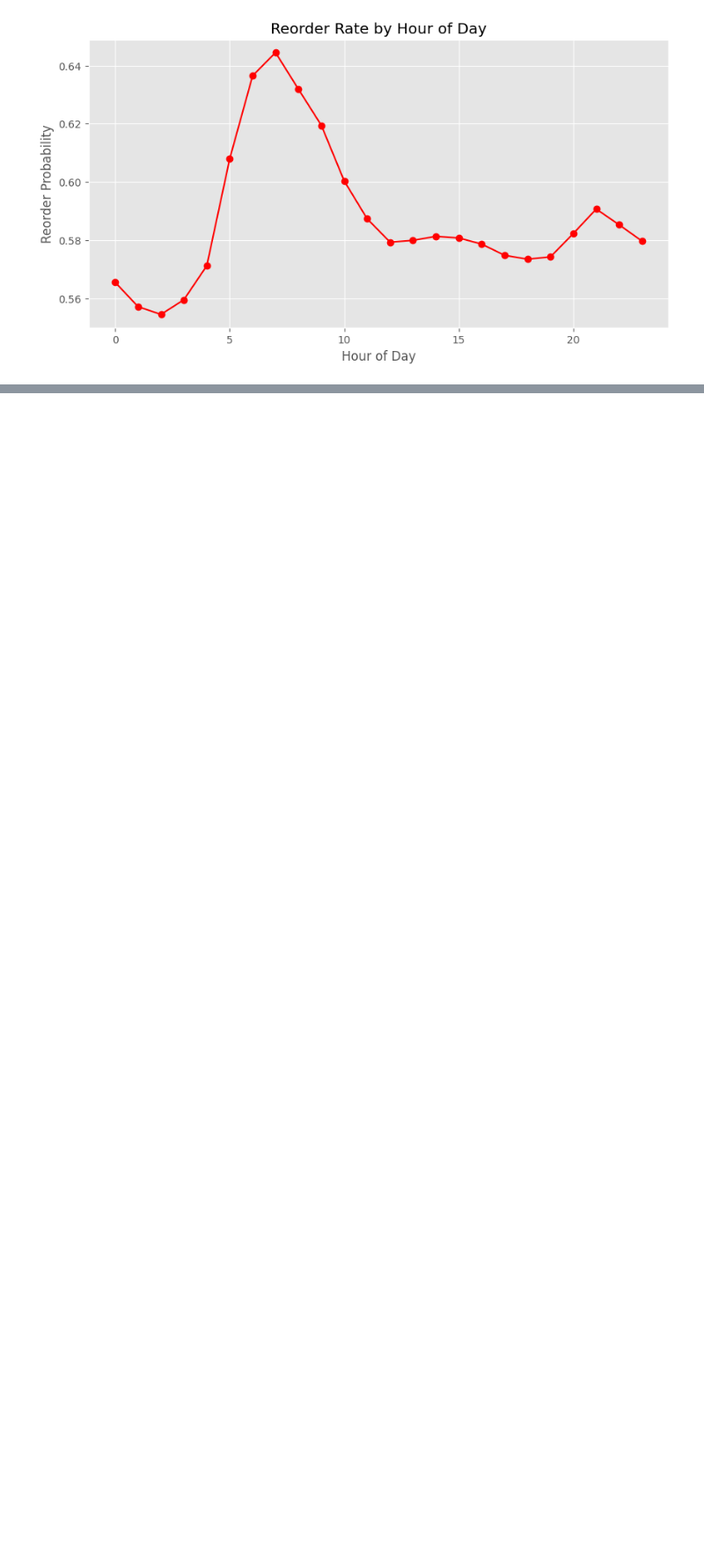
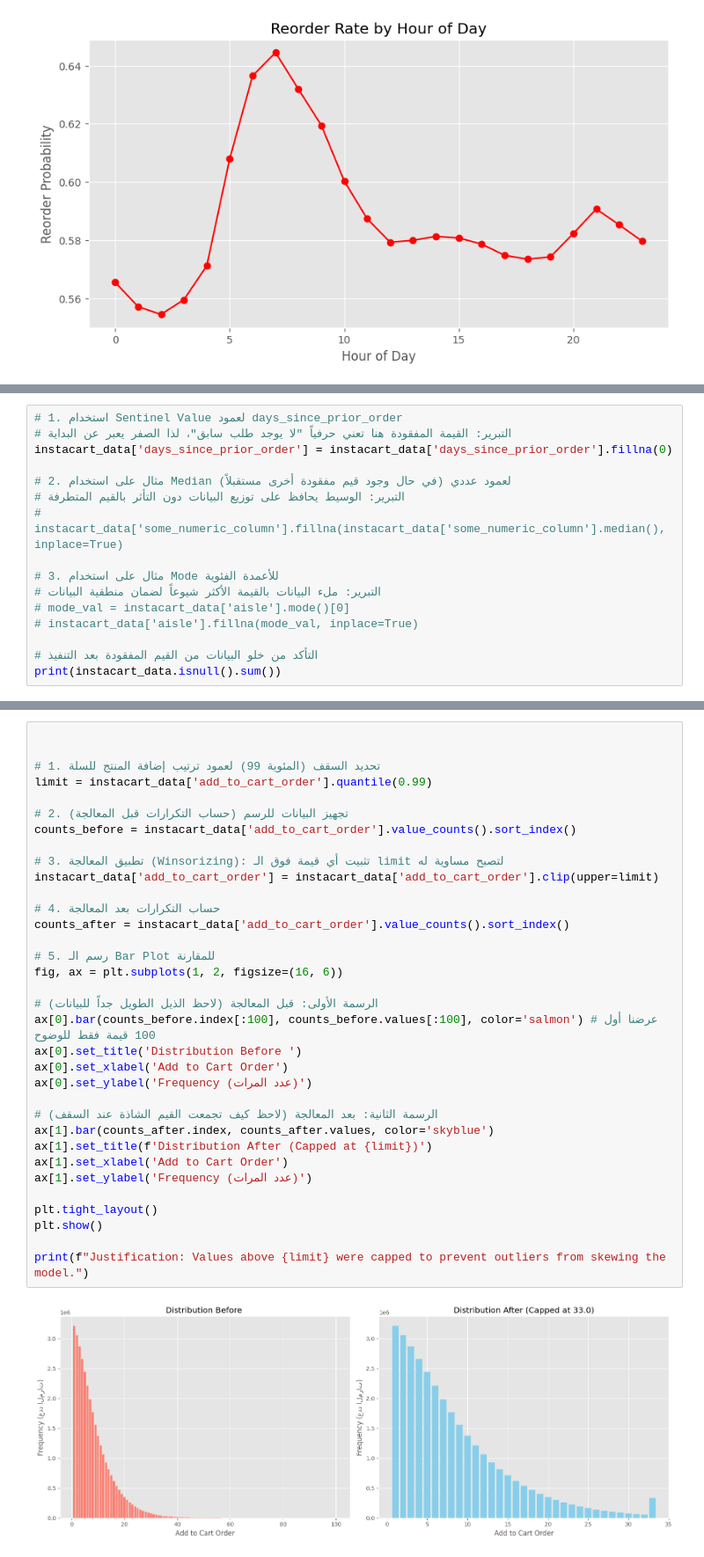
Before and after one commit to mohammed-lafi1035/DS230_final_Project_AE, a Jupyter notebook: Welcome_To_Colab.ipynb, the cells around one changed output, grey strips where cells are left out. Shown: that part at 88% size. Drawn from its saved outputs; the diff is of its cells as text; blank space fills up the shorter version.

```diff
--- a/Welcome_To_Colab.ipynb
+++ b/Welcome_To_Colab.ipynb
@@ -323,0 +328,16 @@ plt.show()
+# %%
+# 1. استخدام Sentinel Value لعمود days_since_prior_order
+# التبرير: القيمة المفقودة هنا تعني حرفياً "لا يوجد طلب سابق"، لذا الصفر يعبر عن البداية
+instacart_data['days_since_prior_order'] = instacart_data['days_since_prior_order'].fillna(0)
+
+# 2. مثال على استخدام Median لعمود عددي (في حال وجود قيم مفقودة أخرى مستقبلاً)
+# التبرير: الوسيط يحافظ على توزيع البيانات دون التأثر بالقيم المتطرفة
+# instacart_data['some_numeric_column'].fillna(instacart_data['some_numeric_column'].median(), inplace=True)
+
+# 3. مثال على استخدام Mode للأعمدة الفئوية
+# التبرير: ملء البيانات بالقيمة الأكثر شيوعاً لضمان منطقية البيانات
+# mode_val = instacart_data['aisle'].mode()[0]
+# instacart_data['aisle'].fillna(mode_val, inplace=True)
+
+# التأكد من خلو البيانات من القيم المفقودة بعد التنفيذ
+print(instacart_data.isnull().sum())
@@ -323,0 +363,36 @@ plt.show()
+# %%
+
+
+# 1. تحديد السقف (المئوية 99) لعمود ترتيب إضافة المنتج للسلة
+limit = instacart_data['add_to_cart_order'].quantile(0.99)
+
+# 2. تجهيز البيانات للرسم (حساب التكرارات قبل المعالجة)
+counts_before = instacart_data['add_to_cart_order'].value_counts().sort_index()
+
+# 3. تطبيق المعالجة (Winsorizing): تثبيت أي قيمة فوق الـ limit لتصبح مساوية له
+instacart_data['add_to_cart_order'] = instacart_data['add_to_cart_order'].clip(upper=limit)
+
+# 4. حساب التكرارات بعد المعالجة
+counts_after = instacart_data['add_to_cart_order'].value_counts().sort_index()
+
+# 5. رسم الـ Bar Plot للمقارنة
+fig, ax = plt.subplots(1, 2, figsize=(16, 6))
+
+# الرسمة الأولى: قبل المعالجة (لاحظ الذيل الطويل جداً للبيانات)
+ax[0].bar(counts_before.index[:100], counts_before.values[:100], color='salmon') # عرضنا أول 100 قيمة فقط للوضوح
+ax[0].set_title('Distribution Before ')
+ax[0].set_xlabel('Add to Cart Order')
+ax[0].set_ylabel('Frequency (عدد المرات)')
+
+# الرسمة الثانية: بعد المعالجة (لاحظ كيف تجمعت القيم الشاذة عند السقف)
+ax[1].bar(counts_after.index, counts_after.values, color='skyblue')
+ax[1].set_title(f'Distribution After (Capped at {limit})')
+ax[1].set_xlabel('Add to Cart Order')
+ax[1].set_ylabel('Frequency (عدد المرات)')
+
+plt.tight_layout()
+plt.show()
+
+print(f"Justification: Values above {limit} were capped to prevent outliers from skewing the model.")
+# %% [output]
+[figure, added]
```
Also changed, not shown: parts of 6 cells of this notebook.
